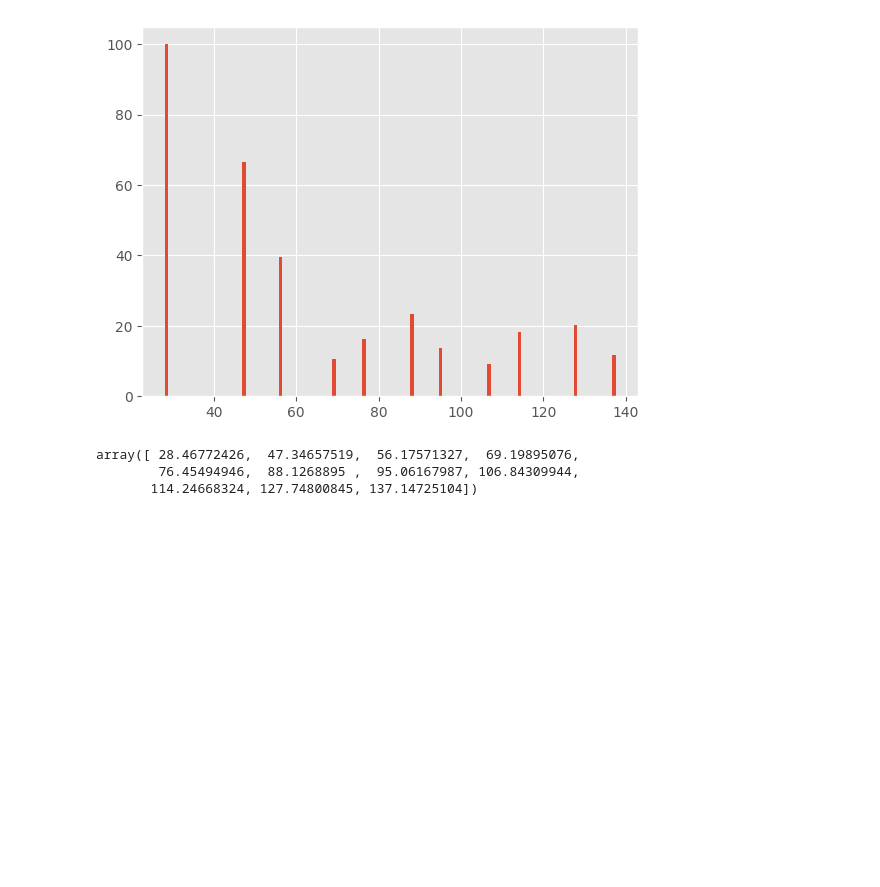
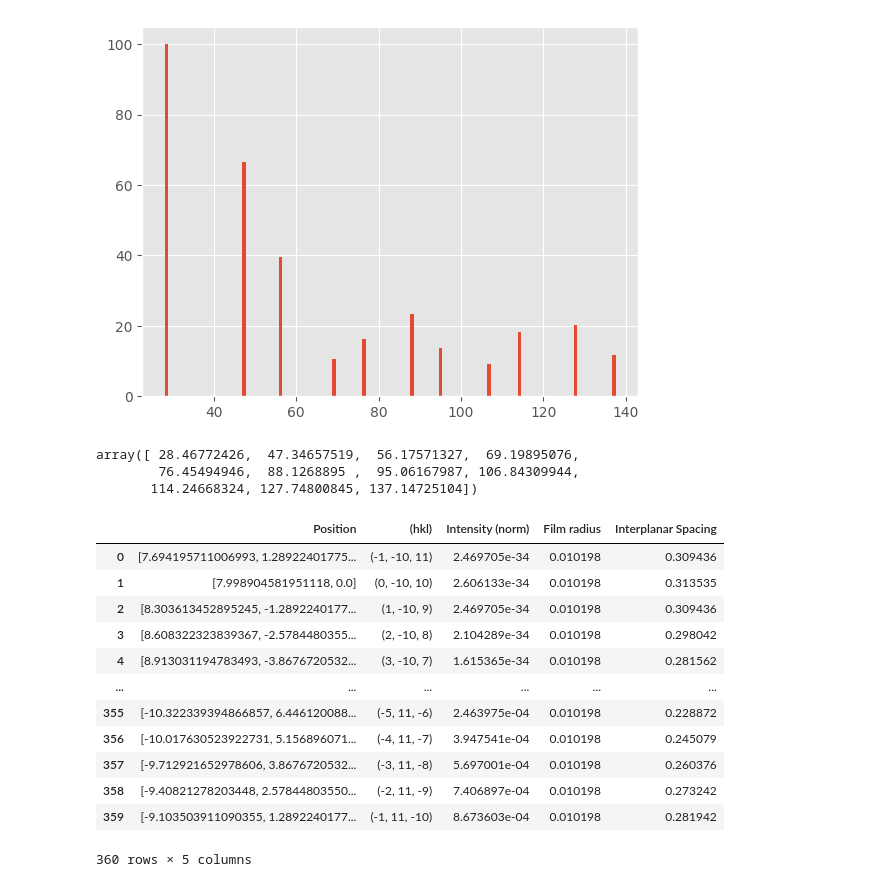
Before and after one commit to rikoimade/gallop, a Jupyter notebook: practice_pymatgen_gen_xrd.ipynb, the cells around one changed output. Saved outputs shown, nothing was run; the diff lists cells and outputs as text; code cells hidden in the pictures; blank space fills up the shorter version.

Commit message:
test get tem pattern

```diff
--- a/practice_pymatgen_gen_xrd.ipynb
+++ b/practice_pymatgen_gen_xrd.ipynb
@@ -72,3 +72,19 @@ from pymatgen.analysis.diffraction.tem import TEMCalculator
 tem = TEMCalculator(camera_length=100, beam_direction=[1,1,1])
 # %%
 tem.get_plot_2d(structure=struct)
+# %%
+tem.get_pattern(structure=struct)
+# %% [output]
+|  | Position | (hkl) | Intensity (norm) | Film radius | Interplanar Spacing |
+| 0 | [7.694195711006993, 1.28922401775... | (-1, -10, 11) | 2.469705e-34 | 0.010198 | 0.309436 |
+| 1 | [7.998904581951118, 0.0] | (0, -10, 10) | 2.606133e-34 | 0.010198 | 0.313535 |
+| 2 | [8.303613452895245, -1.2892240177... | (1, -10, 9) | 2.469705e-34 | 0.010198 | 0.309436 |
+| 3 | [8.608322323839367, -2.5784480355... | (2, -10, 8) | 2.104289e-34 | 0.010198 | 0.298042 |
+| 4 | [8.913031194783493, -3.8676720532... | (3, -10, 7) | 1.615365e-34 | 0.010198 | 0.281562 |
+| ... | ... | ... | ... | ... | ... |
+| 355 | [-10.322339394866857, 6.446120088... | (-5, 11, -6) | 2.463975e-04 | 0.010198 | 0.228872 |
+| 356 | [-10.017630523922731, 5.156896071... | (-4, 11, -7) | 3.947541e-04 | 0.010198 | 0.245079 |
+| 357 | [-9.712921652978606, 3.8676720532... | (-3, 11, -8) | 5.697001e-04 | 0.010198 | 0.260376 |
+| 358 | [-9.40821278203448, 2.57844803550... | (-2, 11, -9) | 7.406897e-04 | 0.010198 | 0.273242 |
+| 359 | [-9.103503911090355, 1.2892240177... | (-1, 11, -10) | 8.673603e-04 | 0.010198 | 0.281942 |
+360 rows × 5 columns
```
